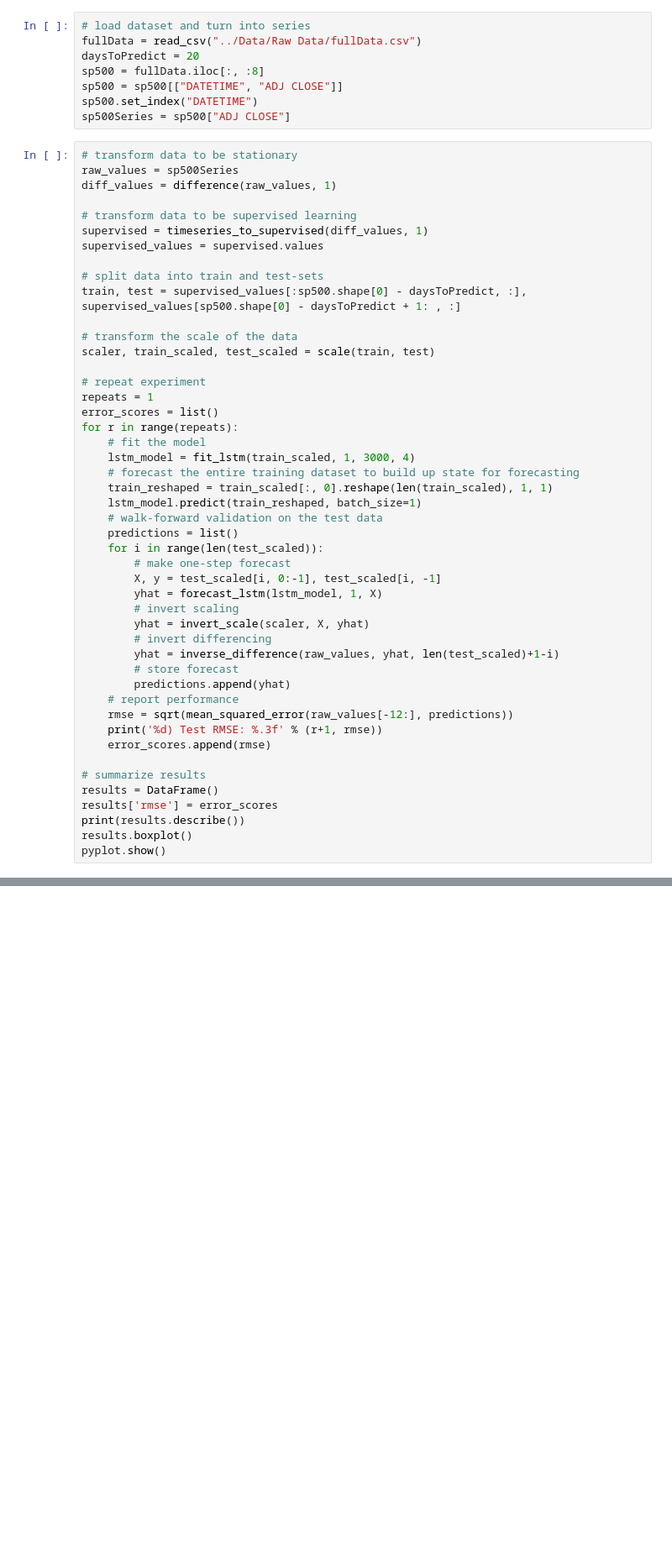
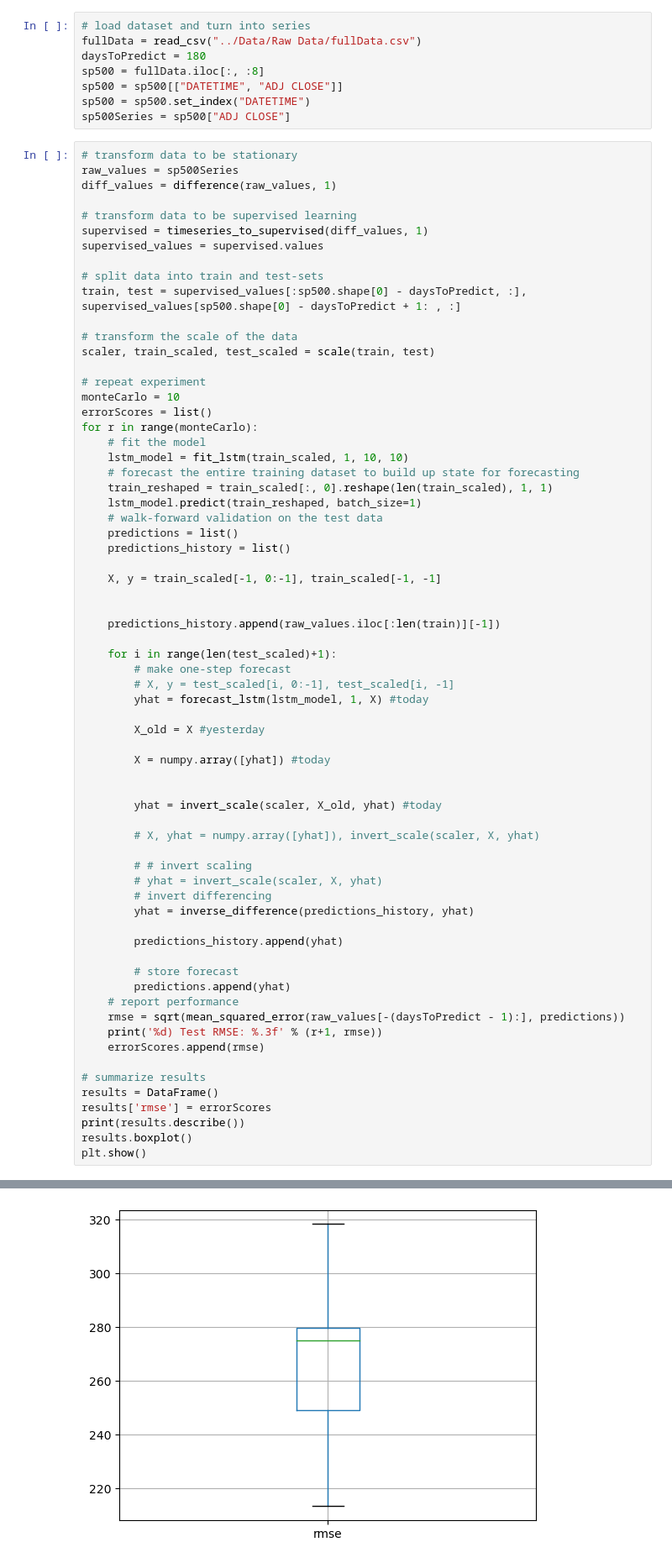
Before and after one commit to ameyagidh/MLFinalProject, a Jupyter notebook: DeepLearningMethod/LSTM.ipynb, the cells around one changed output, grey strips where cells are left out. Shown: that part at 84% size. Cells and saved outputs as stored; diff of their text form; blank space fills up the shorter version.

```diff
--- a/DeepLearningMethod/LSTM.ipynb
+++ b/DeepLearningMethod/LSTM.ipynb
@@ -77,10 +89,10 @@ def forecast_lstm(model, batch_size, X):
 # %%
 # load dataset and turn into series
 fullData = read_csv("../Data/Raw Data/fullData.csv")
-daysToPredict = 20
+daysToPredict = 180
 sp500 = fullData.iloc[:, :8]
 sp500 = sp500[["DATETIME", "ADJ CLOSE"]]
-sp500.set_index("DATETIME")
+sp500 = sp500.set_index("DATETIME")
 sp500Series = sp500["ADJ CLOSE"]
 # %%
 # transform data to be stationary
@@ -98,35 +110,55 @@ train, test = supervised_values[:sp500.shape[0] - daysToPredict, :], supervised_
 scaler, train_scaled, test_scaled = scale(train, test)
 
 # repeat experiment
-repeats = 1
-error_scores = list()
-for r in range(repeats):
+monteCarlo = 10
+errorScores = list()
+for r in range(monteCarlo):
 	# fit the model
-	lstm_model = fit_lstm(train_scaled, 1, 3000, 4)
+	lstm_model = fit_lstm(train_scaled, 1, 10, 10)
 	# forecast the entire training dataset to build up state for forecasting
 	train_reshaped = train_scaled[:, 0].reshape(len(train_scaled), 1, 1)
 	lstm_model.predict(train_reshaped, batch_size=1)
 	# walk-forward validation on the test data
 	predictions = list()
-	for i in range(len(test_scaled)):
+	predictions_history = list()
+
+	X, y = train_scaled[-1, 0:-1], train_scaled[-1, -1]
+
+
+	predictions_history.append(raw_values.iloc[:len(train)][-1])
+
+	for i in range(len(test_scaled)+1):
 		# make one-step forecast
-		X, y = test_scaled[i, 0:-1], test_scaled[i, -1]
-		yhat = forecast_lstm(lstm_model, 1, X)
-		# invert scaling
-		yhat = invert_scale(scaler, X, yhat)
+		# X, y = test_scaled[i, 0:-1], test_scaled[i, -1]
+		yhat = forecast_lstm(lstm_model, 1, X) #today
+
+		X_old = X #yesterday
+
+		X = numpy.array([yhat]) #today
+
+
+		yhat = invert_scale(scaler, X_old, yhat) #today
+
+		# X, yhat = numpy.array([yhat]), invert_scale(scaler, X, yhat)
+
+		# # invert scaling
+		# yhat = invert_scale(scaler, X, yhat)
 		# invert differencing
-		yhat = inverse_difference(raw_values, yhat, len(test_scaled)+1-i)
+		yhat = inverse_difference(predictions_history, yhat)
+
+		predictions_history.append(yhat)
+
 		# store forecast
 		predictions.append(yhat)
 	# report performance
-	rmse = sqrt(mean_squared_error(raw_values[-12:], predictions))
+	rmse = sqrt(mean_squared_error(raw_values[-(daysToPredict - 1):], predictions))
 	print('%d) Test RMSE: %.3f' % (r+1, rmse))
-	error_scores.append(rmse)
+	errorScores.append(rmse)
 
 # summarize results
 results = DataFrame()
-results['rmse'] = error_scores
+results['rmse'] = errorScores
 print(results.describe())
 results.boxplot()
-pyplot.show()
+plt.show()
 # %% [output]
@@ -133,0 +182 @@ pyplot.show()
+[figure, added]
```
Also changed, not shown: parts of 7 cells of this notebook, 2 other files.
